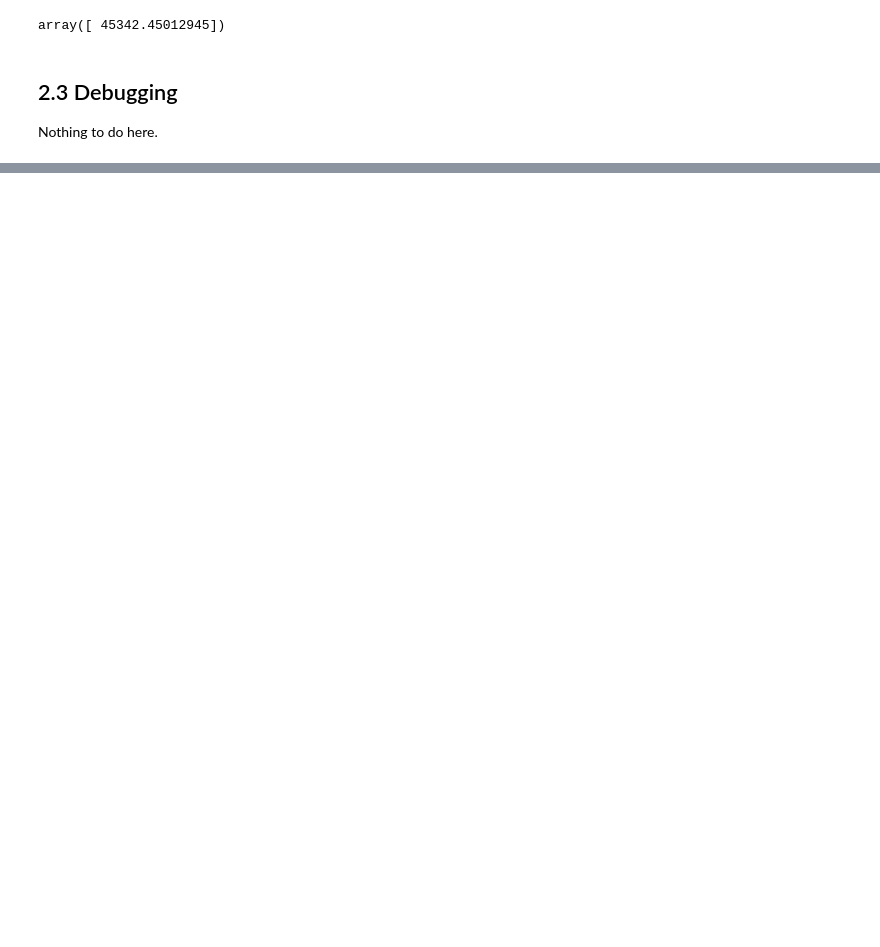
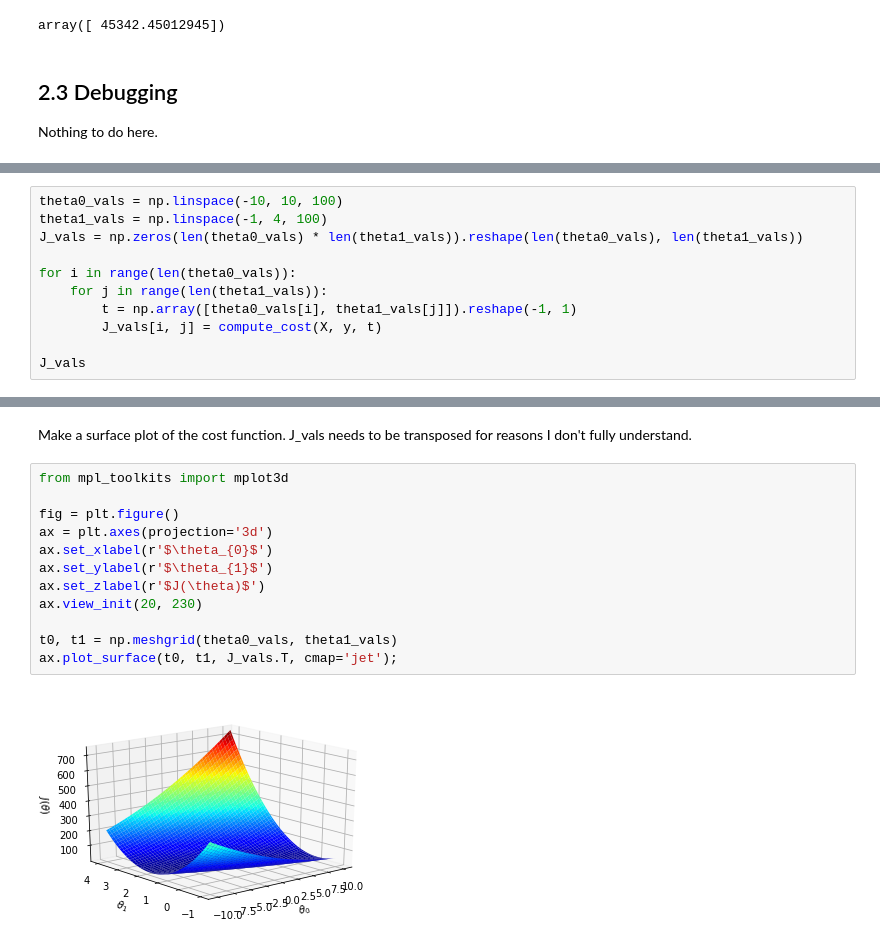
Before and after one commit to jackgill/coursera-machine-learning, a Jupyter notebook: machine-learning-ex1/ex1/ex1.ipynb, the cells around one changed output, grey strips where cells are left out. Saved outputs shown, nothing was run; the diff lists cells and outputs as text; blank space fills up the shorter version.

```diff
--- a/machine-learning-ex1/ex1/ex1.ipynb
+++ b/machine-learning-ex1/ex1/ex1.ipynb
@@ -146,0 +161,11 @@ Nothing to do here.
+# %%
+theta0_vals = np.linspace(-10, 10, 100)
+theta1_vals = np.linspace(-1, 4, 100)
+J_vals = np.zeros(len(theta0_vals) * len(theta1_vals)).reshape(len(theta0_vals), len(theta1_vals))
+
+for i in range(len(theta0_vals)):
+    for j in range(len(theta1_vals)):
+        t = np.array([theta0_vals[i], theta1_vals[j]]).reshape(-1, 1)
+        J_vals[i, j] = compute_cost(X, y, t)
+
+J_vals
@@ -146,0 +186,16 @@ Nothing to do here.
+# %% [markdown]
+Make a surface plot of the cost function. J_vals needs to be transposed for reasons I don't fully understand.
+# %%
+from mpl_toolkits import mplot3d
+
+fig = plt.figure()
+ax = plt.axes(projection='3d')
+ax.set_xlabel(r'$\theta_{0}$')
+ax.set_ylabel(r'$\theta_{1}$')
+ax.set_zlabel(r'$J(\theta)$')
+ax.view_init(20, 230)
+
+t0, t1 = np.meshgrid(theta0_vals, theta1_vals)
+ax.plot_surface(t0, t1, J_vals.T, cmap='jet');
+# %% [output]
+[figure, added]
```
Also changed, not shown: parts of 13 cells of this notebook.
